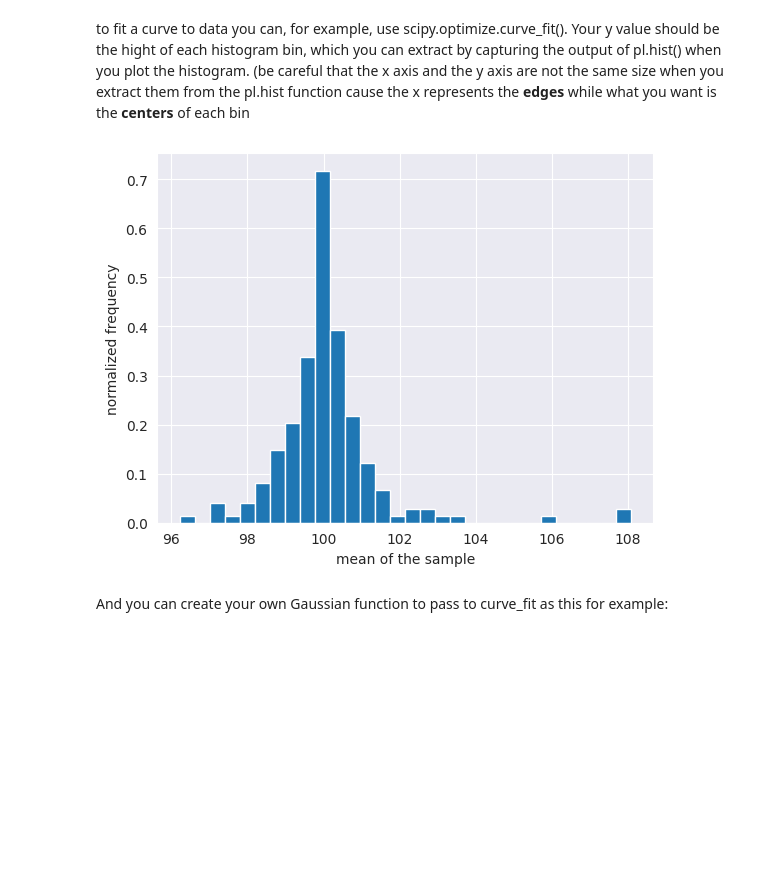
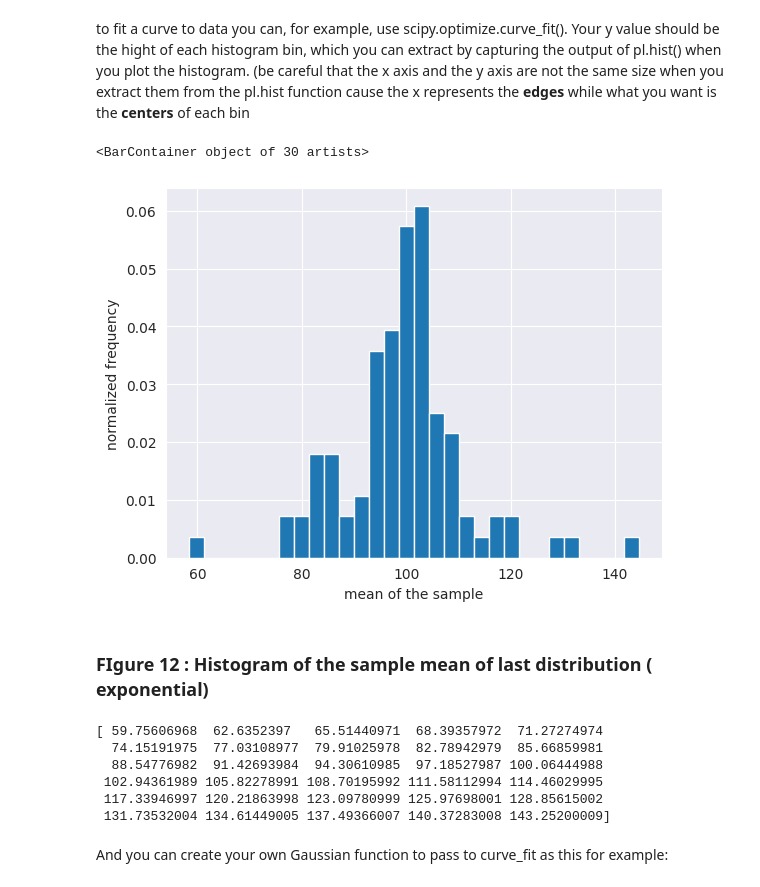
Before and after one commit to bivekpok/DSPS_BPokhrel, a Jupyter notebook: HW2/CentralLimitTheorem.ipynb, the cells around one changed output. Drawn from its saved outputs; the diff is of its cells as text; code cells hidden in the pictures; blank space fills up the shorter version.

```diff
--- a/HW2/CentralLimitTheorem.ipynb
+++ b/HW2/CentralLimitTheorem.ipynb
@@ -104,8 +108,8 @@ we want distributions of different sizes (all integers between 10 and 2000). It'
 #mysize = (np.random.rand(100) * 1000).astype(int)
 #mysize = (2000 / (np.array(range(1, 101)))).astype(int)
 #mysize = (1000 / (np.array(np.arange(1, 101) + [10]))).astype(int)
-#mysize = (np.logspace(1, 4.3, 100, base=10)).astype(int)
-mysize....
+mysize = (np.logspace(1, 3.3, 100, base=10)).astype(int)
+# mysize....
 print ("shape of the 'size' list that contains the size of each distribution",
        mysize.shape)
 # %% [output]
@@ -187,0 +299,24 @@ pl.ylabel('N', fontsize = 18);
+# %%
+mydists['exponential'] = {}
+
+scale = mymean
+for s in mysize:
+    mydists['exponential'][s] = np.random.exponential(scale = mymean, size = s) #all distributions have mean=df=100
+
+# save the means for plotting later
+
+mydists['exponential']['means'] = {}
+# prepare the figure
+axchisq_mu_n = pl.figure(figsize=(10,6)).add_subplot(111)
+
+for nn in mydists['exponential']:
+    if not type(nn) == str: # needed because one element is "mean"
+        mydists['exponential']['means'][nn] = mydists['exponential'][nn].mean()
+        #and plot it
+        axchisq_mu_n.plot(nn, mydists['exponential']['means'][nn], 'o')
+        axchisq_mu_n.set_xlabel('sample size', fontsize=18)
+        axchisq_mu_n.set_ylabel('sample mean', fontsize=18)
+axchisq_mu_n.set_title('exponential', fontsize=18)
+axchisq_mu_n.plot([min(mysize), max(mysize)], [scale, scale], 'k')
+axchisq_mu_n.text(axchisq_mu_n.get_xlim()[1] * .6, 100, "expected mean",
+                  va="bottom", fontsize=20);
@@ -187,0 +327,7 @@ pl.ylabel('N', fontsize = 18);
+# %%
+allmeans = list(mydists['exponential']['means'].values())
+
+pl.figure(figsize=(10, 10))
+pl.hist(allmeans,bins=30)
+pl.xlabel('sample mean', fontsize = 18)
+pl.ylabel('N', fontsize = 18);
@@ -193,10 +343,25 @@ pl.ylabel('N', fontsize = 18);
 to fit a curve to data you can, for example, use scipy.optimize.curve_fit(). Your y value should be the hight of each histogram bin, which you can extract by capturing the output of pl.hist() when you plot the histogram.
 (be careful that the x axis and the y axis are not the same size when you extract them from the pl.hist function cause the x represents the **edges** while what you want is the **centers** of each bin
 # %%
-height, bins, patch  = pl.hist(allmeans,bins=30, density=True)
+height, bin_edges, patch  = plt.hist(allmeans, bins=30, density=True)
 pl.xlabel("mean of the sample")
 pl.ylabel("normalized frequency");
+print(patch)
 # %% [output]
+<BarContainer object of 30 artists>
-[figure, old version]
+[figure, new version]
+# %% [markdown]
+### FIgure 12 : Histogram of the sample mean of last distribution ( exponential)
+# %%
+
+bin_centers = (bin_edges[:-1] + bin_edges[1:]) / 2
+print(bin_centers)
+# %% [output]
+[ 59.75606968  62.6352397   65.51440971  68.39357972  71.27274974
+  74.15191975  77.03108977  79.91025978  82.78942979  85.66859981
+  88.54776982  91.42693984  94.30610985  97.18527987 100.06444988
+ 102.94361989 105.82278991 108.70195992 111.58112994 114.46029995
+ 117.33946997 120.21863998 123.09780999 125.97698001 128.85615002
+ 131.73532004 134.61449005 137.49366007 140.37283008 143.25200009]
 # %% [markdown]
 And you can create your own Gaussian function to pass to curve_fit as this for example:
```
Also changed, not shown: parts of 41 cells of this notebook.
